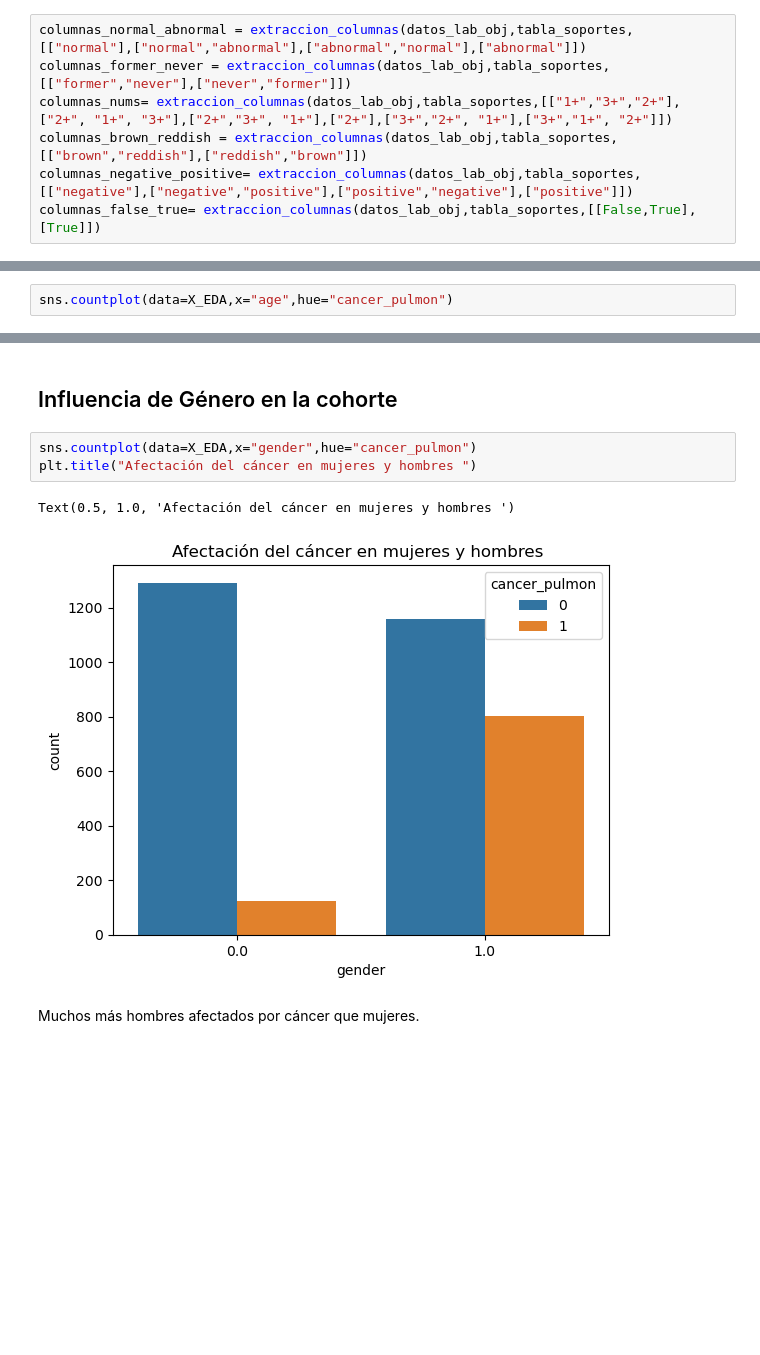
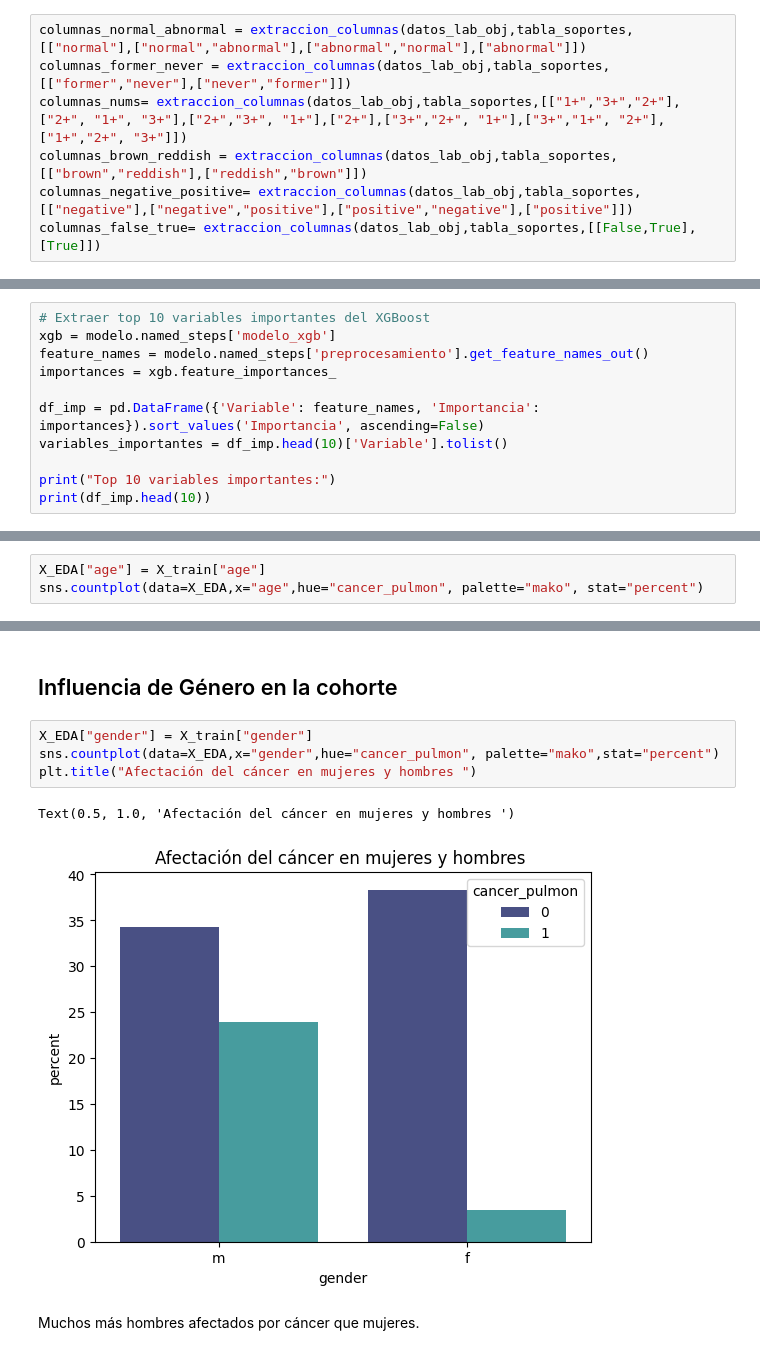
Before and after one commit to ramontr025/tfm-mulcia-2025, a Jupyter notebook: notebooks/02_.ipynb, the cells around one changed output, grey strips where cells are left out. Cells and saved outputs as stored; diff of their text form; blank space fills up the shorter version.

```diff
--- a/notebooks/02_.ipynb
+++ b/notebooks/02_.ipynb
@@ -182,7 +195,7 @@ La mayor parte de las variables de laboratorio toma valores "normal" o "abnormal
 # %%
 columnas_normal_abnormal = extraccion_columnas(datos_lab_obj,tabla_soportes,[["normal"],["normal","abnormal"],["abnormal","normal"],["abnormal"]])
 columnas_former_never = extraccion_columnas(datos_lab_obj,tabla_soportes,[["former","never"],["never","former"]])
-columnas_nums= extraccion_columnas(datos_lab_obj,tabla_soportes,[["1+","3+","2+"],["2+", "1+", "3+"],["2+","3+", "1+"],["2+"],["3+","2+", "1+"],["3+","1+", "2+"]])
+columnas_nums= extraccion_columnas(datos_lab_obj,tabla_soportes,[["1+","3+","2+"],["2+", "1+", "3+"],["2+","3+", "1+"],["2+"],["3+","2+", "1+"],["3+","1+", "2+"],["1+","2+", "3+"]])
 columnas_brown_reddish = extraccion_columnas(datos_lab_obj,tabla_soportes,[["brown","reddish"],["reddish","brown"]])
 columnas_negative_positive= extraccion_columnas(datos_lab_obj,tabla_soportes,[["negative"],["negative","positive"],["positive","negative"],["positive"]])
 columnas_false_true= extraccion_columnas(datos_lab_obj,tabla_soportes,[[False,True],[True]])
@@ -940,0 +284,11 @@ variables_importantes = importancias[:20]["Variable"].to_list()
+# %%
+# Extraer top 10 variables importantes del XGBoost
+xgb = modelo.named_steps['modelo_xgb']
+feature_names = modelo.named_steps['preprocesamiento'].get_feature_names_out()
+importances = xgb.feature_importances_
+
+df_imp = pd.DataFrame({'Variable': feature_names, 'Importancia': importances}).sort_values('Importancia', ascending=False)
+variables_importantes = df_imp.head(10)['Variable'].tolist()
+
+print("Top 10 variables importantes:")
+print(df_imp.head(10))
@@ -999,5 +357,6 @@ Principales hallazgos:
 # %% [markdown]
 ## Influencia de Edad en la cohorte
 # %%
-sns.countplot(data=X_EDA,x="age",hue="cancer_pulmon")
+X_EDA["age"] = X_train["age"]
+sns.countplot(data=X_EDA,x="age",hue="cancer_pulmon", palette="mako", stat="percent")
 # %% [output]
@@ -1008,11 +367,12 @@ Todos las personas mayores de 70 años presentan cáncer. Esto explica la import
 # %% [markdown]
 ## Influencia de Género en la cohorte
 # %%
-sns.countplot(data=X_EDA,x="gender",hue="cancer_pulmon")
+X_EDA["gender"] = X_train["gender"]
+sns.countplot(data=X_EDA,x="gender",hue="cancer_pulmon", palette="mako",stat="percent")
 plt.title("Afectación del cáncer en mujeres y hombres ")
 # %% [output]
 Text(0.5, 1.0, 'Afectación del cáncer en mujeres y hombres ')
-[figure, old version]
+[figure, new version]
 # %% [markdown]
 Muchos más hombres afectados por cáncer que mujeres.
 # %% [markdown]
```
Also changed, not shown: parts of 79 cells of this notebook, 17 other files.
